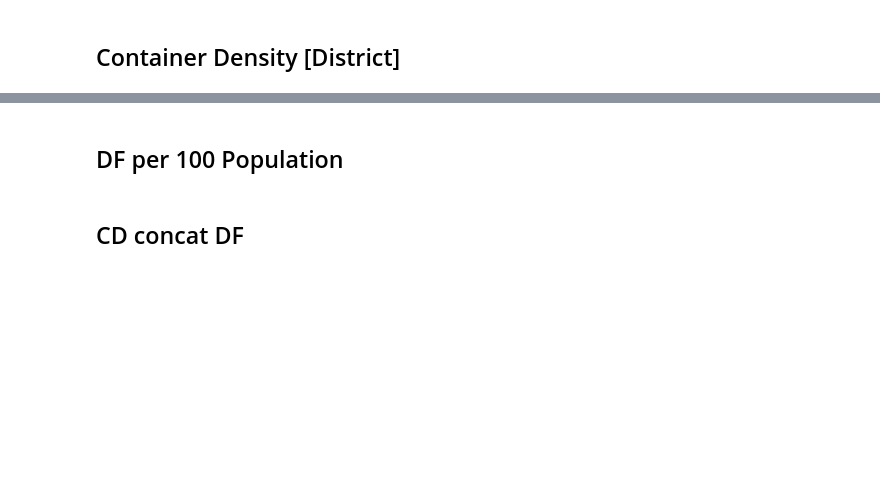
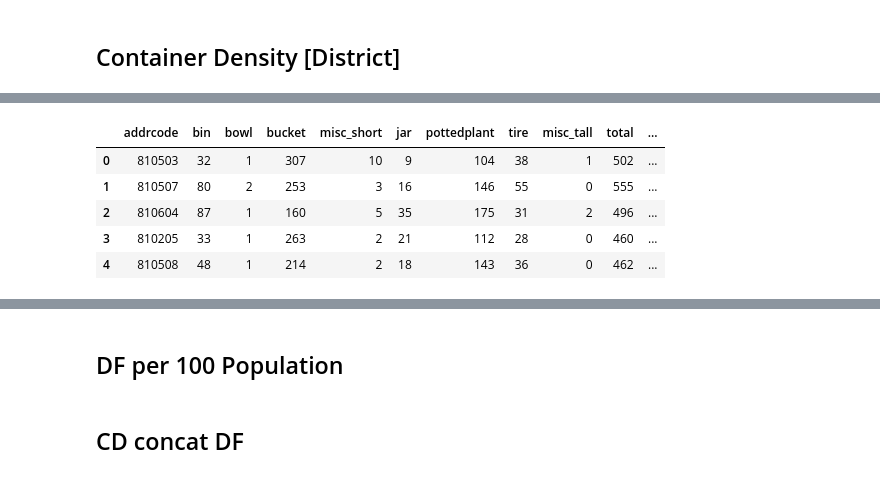
Before and after one commit to boonpakornn/dengue_data_statistic, a Jupyter notebook: Data Statistics.ipynb, the cells around one changed output, grey strips where cells are left out. Cells and saved outputs as stored; diff of their text form; code cells hidden in the pictures; blank space fills up the shorter version.

```diff
--- a/Data Statistics.ipynb
+++ b/Data Statistics.ipynb
@@ -900,0 +922,25 @@ df_cd.to_csv('CD_NST_dist.csv', encoding='utf-8')
+# %%
+df_detection = pd.read_csv(os.path.join('Data','Breeding-sites','csv','addrcode-index','detection.csv'))
+df_detection['addrcode'] = df_detection['addrcode'].astype(str)
+df_detection = df_detection.drop('date',axis = 1)
+# %%
+list = ['102702','102703']
+for i in range(len(list)):
+     df_detection = df_detection[df_detection.addrcode != list[i]]
+# %%
+df_detection_bangkok = df_detection.loc[df_detection['addrcode'].str[:2] == '10']
+df_detection_bangkok = df_detection_bangkok.reset_index()
+df_detection_bangkok = df_detection_bangkok.drop('index',axis = 1)
+#df_detection_bangkok.to_csv('container_bangkok_subdist.csv',encoding = 'utf-8')
+df_detection_krabi = df_detection.loc[df_detection['addrcode'].str[:2] == '81']
+df_detection_krabi = df_detection_krabi.reset_index()
+df_detection_krabi = df_detection_krabi.drop('index',axis = 1)
+#df_detection_krabi.to_csv('container_krabi_subdist.csv',encoding = 'utf-8')
+df_detection_nst = df_detection.loc[df_detection['addrcode'].str[:2] == '80']
+df_detection_nst = df_detection_nst.reset_index()
+df_detection_nst = df_detection_nst.drop('index',axis = 1)
+#df_detection_nst.to_csv('container_NST_subdist.csv',encoding = 'utf-8')
+# %%
+df_pop = pd.read_csv(os.path.join('Data','Population','addrcode-index','Population.csv'))
+df_pop['addrcode'] = df_pop['addrcode'].astype(str)
+df_pop.head()
@@ -900,0 +954,12 @@ df_cd.to_csv('CD_NST_dist.csv', encoding='utf-8')
+# %%
+## for Bangkok, NST, Krabi
+df_cd = pd.merge(df_detection_krabi,df_pop, on = 'addrcode', how = 'inner')
+df_cd.columns = ['addrcode','bin','bowl','bucket','misc_short','jar','pottedplant','tire','misc_tall','total','population']
+df_cd.head()
+# %% [output]
+|  | addrcode | bin | bowl | bucket | misc_short | jar | pottedplant | tire | misc_tall | total | ... |
+| 0 | 810503 | 32 | 1 | 307 | 10 | 9 | 104 | 38 | 1 | 502 | ... |
+| 1 | 810507 | 80 | 2 | 253 | 3 | 16 | 146 | 55 | 0 | 555 | ... |
+| 2 | 810604 | 87 | 1 | 160 | 5 | 35 | 175 | 31 | 2 | 496 | ... |
+| 3 | 810205 | 33 | 1 | 263 | 2 | 21 | 112 | 28 | 0 | 460 | ... |
+| 4 | 810508 | 48 | 1 | 214 | 2 | 18 | 143 | 36 | 0 | 462 | ... |
```
Also changed, not shown: parts of 37 cells of this notebook, 2 other files.
